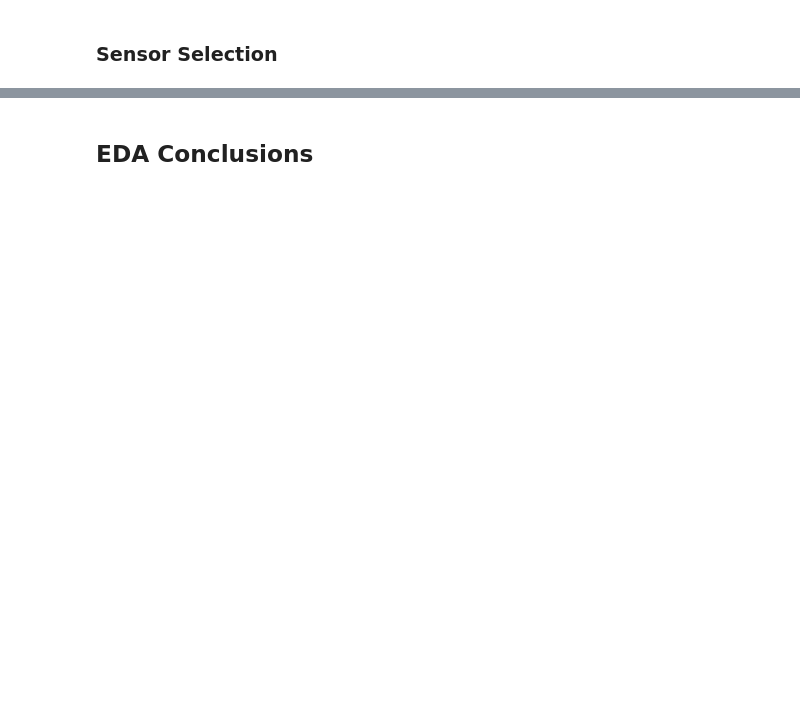
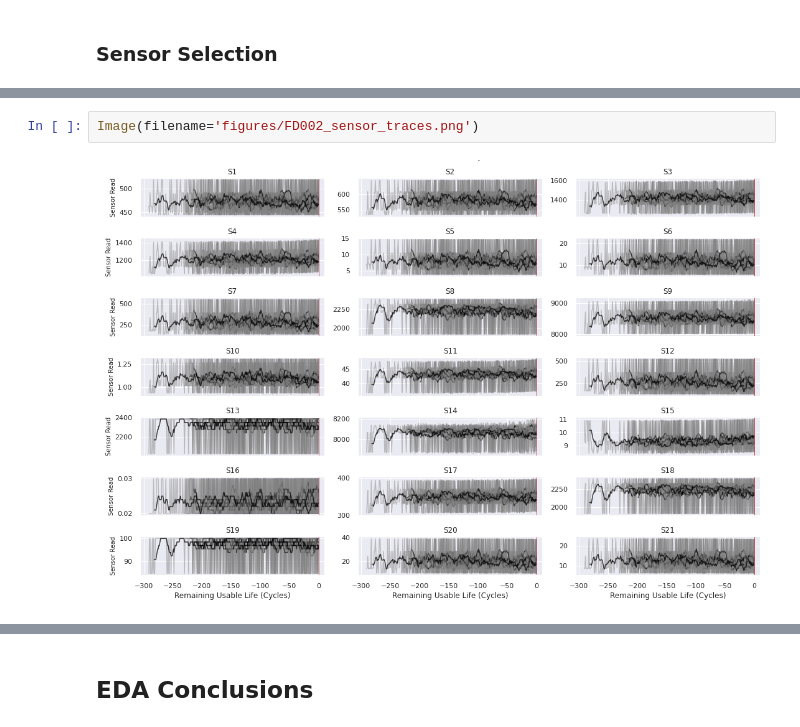
Before and after one commit to andrea-fantini/Predictive_Maintenance_Fanjet, a Jupyter notebook: notebooks/3 - Exploratory Data Analysis.ipynb, the cells around one changed output, grey strips where cells are left out. Cells and saved outputs as stored; diff of their text form; blank space fills up the shorter version.

```diff
--- a/notebooks/3 - Exploratory Data Analysis.ipynb
+++ b/notebooks/3 - Exploratory Data Analysis.ipynb
@@ -198,0 +274,4 @@ fig.tight_layout();
+# %%
+Image(filename='figures/FD002_sensor_traces.png')
+# %% [output]
+[figure, added]
```
Also changed, not shown: parts of 22 cells of this notebook, 1 other file.
